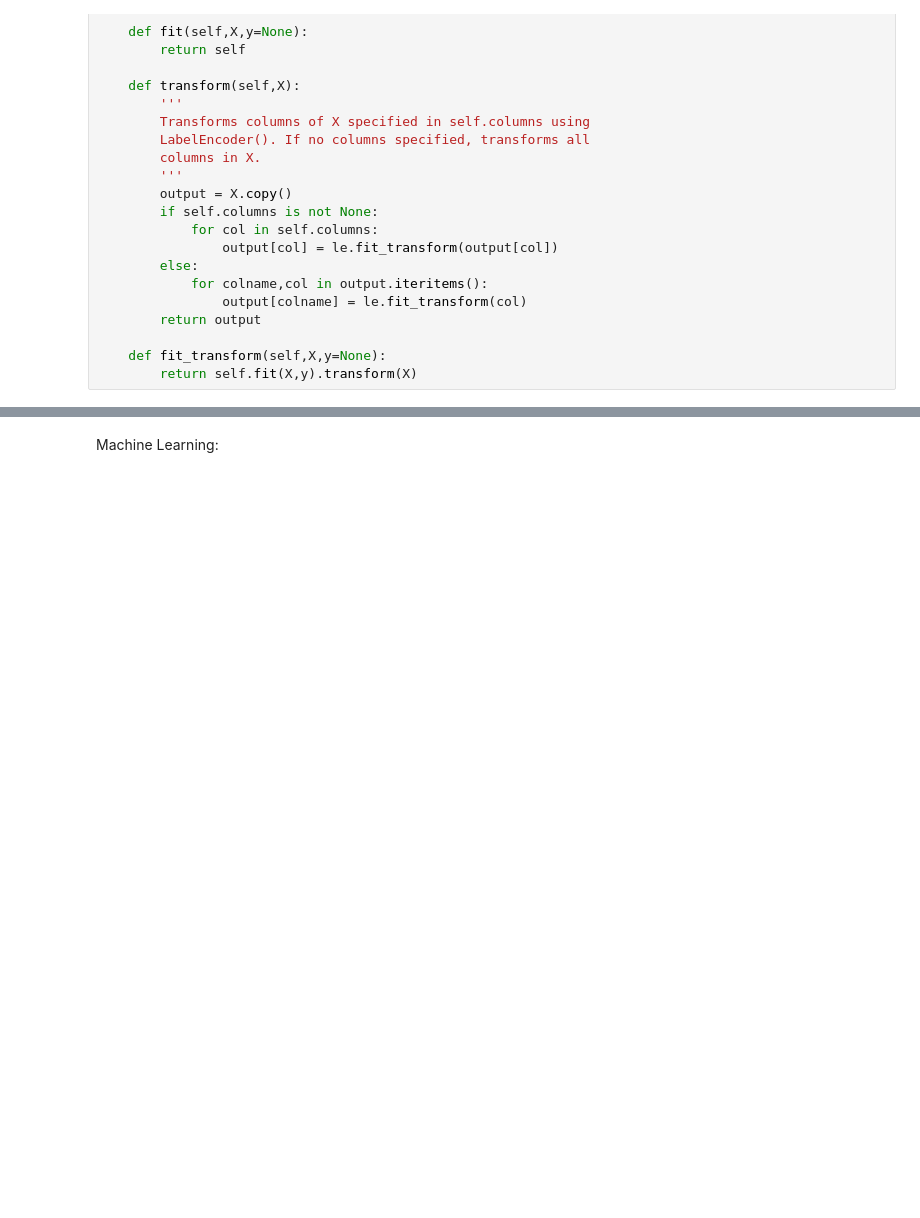
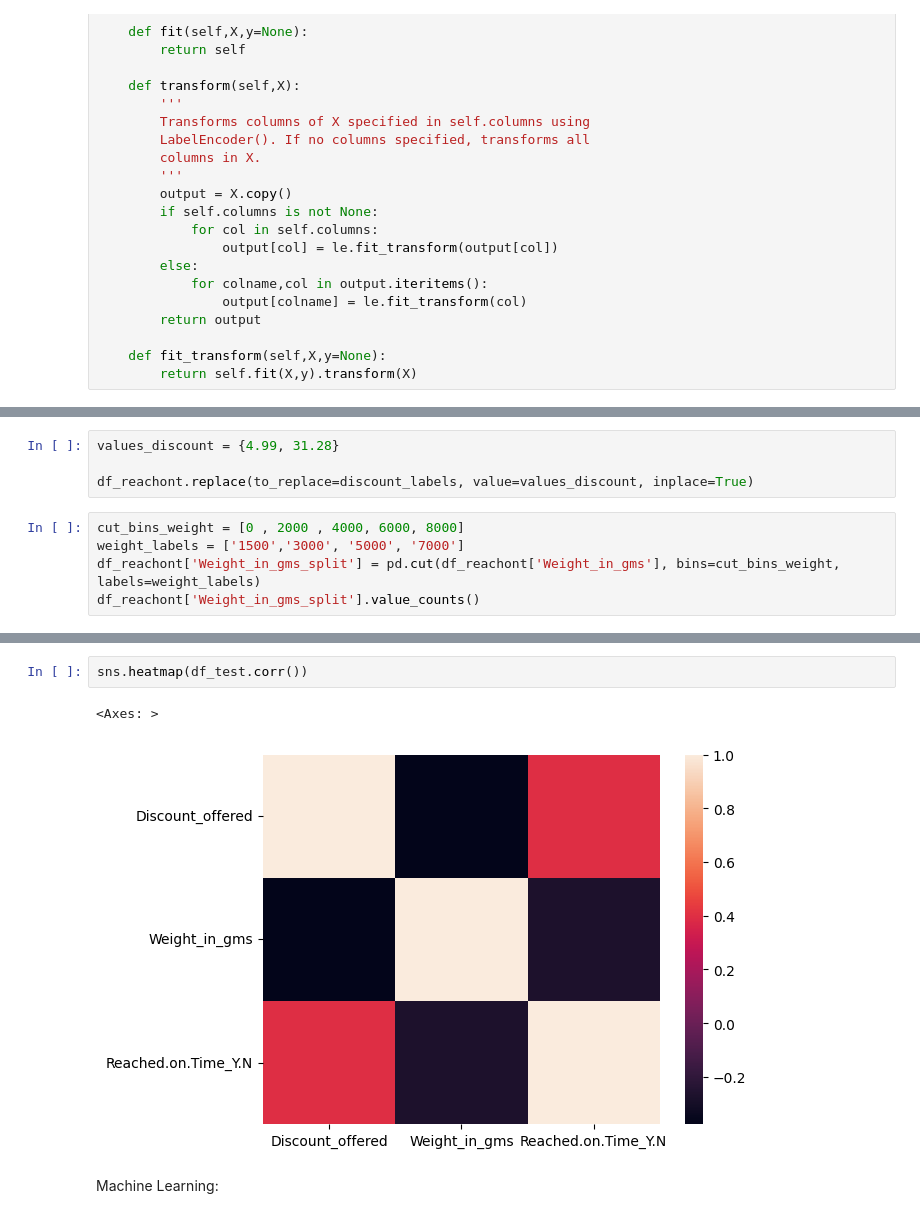
Before and after one commit to jonathan-baumann/PDA, a Jupyter notebook: use_case_group4_ecommerce.ipynb, the cells around one changed output, grey strips where cells are left out. Drawn from its saved outputs; the diff is of its cells as text; blank space fills up the shorter version.

```diff
--- a/use_case_group4_ecommerce.ipynb
+++ b/use_case_group4_ecommerce.ipynb
@@ -266,0 +507,9 @@ df_reachont.drop(['Gender'], axis=1)
+# %%
+values_discount = {4.99, 31.28}
+
+df_reachont.replace(to_replace=discount_labels, value=values_discount, inplace=True)
+# %%
+cut_bins_weight = [0 , 2000 , 4000, 6000, 8000]
+weight_labels = ['1500','3000', '5000', '7000']
+df_reachont['Weight_in_gms_split'] = pd.cut(df_reachont['Weight_in_gms'], bins=cut_bins_weight, labels=weight_labels)
+df_reachont['Weight_in_gms_split'].value_counts()
@@ -267,3 +590,8 @@ df_reachont.drop(['Gender'], axis=1)
+# %%
+sns.heatmap(df_test.corr())
+# %% [output]
+<Axes: >
+[figure, added]
 # %% [markdown]
 Machine Learning:
 # %%
```
Also changed, not shown: parts of 70 cells of this notebook, 1 other file.
